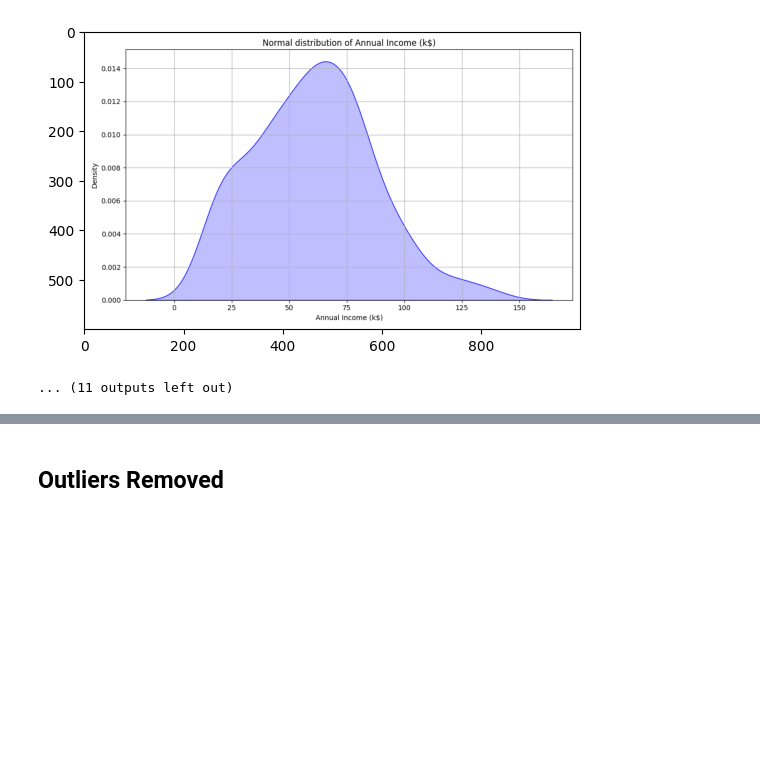
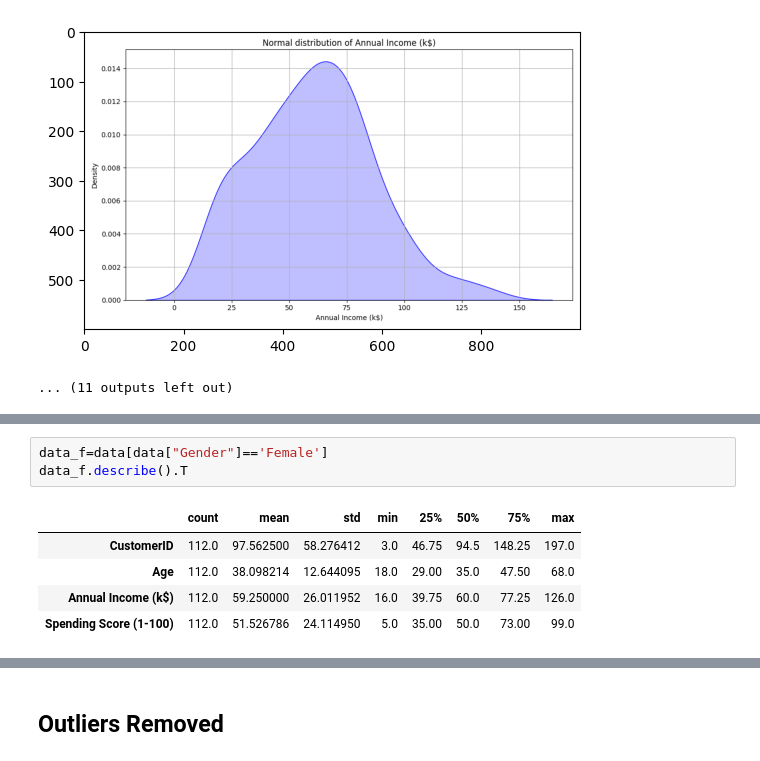
Before and after one commit to Ahmed-Nezar/Customer-Segmentation-Analysis, a Jupyter notebook: Notebooks/Main.ipynb, the cells around one changed output, grey strips where cells are left out. Drawn from its saved outputs; the diff is of its cells as text; blank space fills up the shorter version.

```diff
--- a/Notebooks/Main.ipynb
+++ b/Notebooks/Main.ipynb
@@ -936,0 +971,9 @@ Monitor.run(data, dir="raw")
+# %%
+data_f=data[data["Gender"]=='Female']
+data_f.describe().T
+# %% [output]
+|  | count | mean | std | min | 25% | 50% | 75% | max |
+| CustomerID | 112.0 | 97.562500 | 58.276412 | 3.0 | 46.75 | 94.5 | 148.25 | 197.0 |
+| Age | 112.0 | 38.098214 | 12.644095 | 18.0 | 29.00 | 35.0 | 47.50 | 68.0 |
+| Annual Income (k$) | 112.0 | 59.250000 | 26.011952 | 16.0 | 39.75 | 60.0 | 77.25 | 126.0 |
+| Spending Score (1-100) | 112.0 | 51.526786 | 24.114950 | 5.0 | 35.00 | 50.0 | 73.00 | 99.0 |
```
Also changed, not shown: parts of 18 cells of this notebook.
